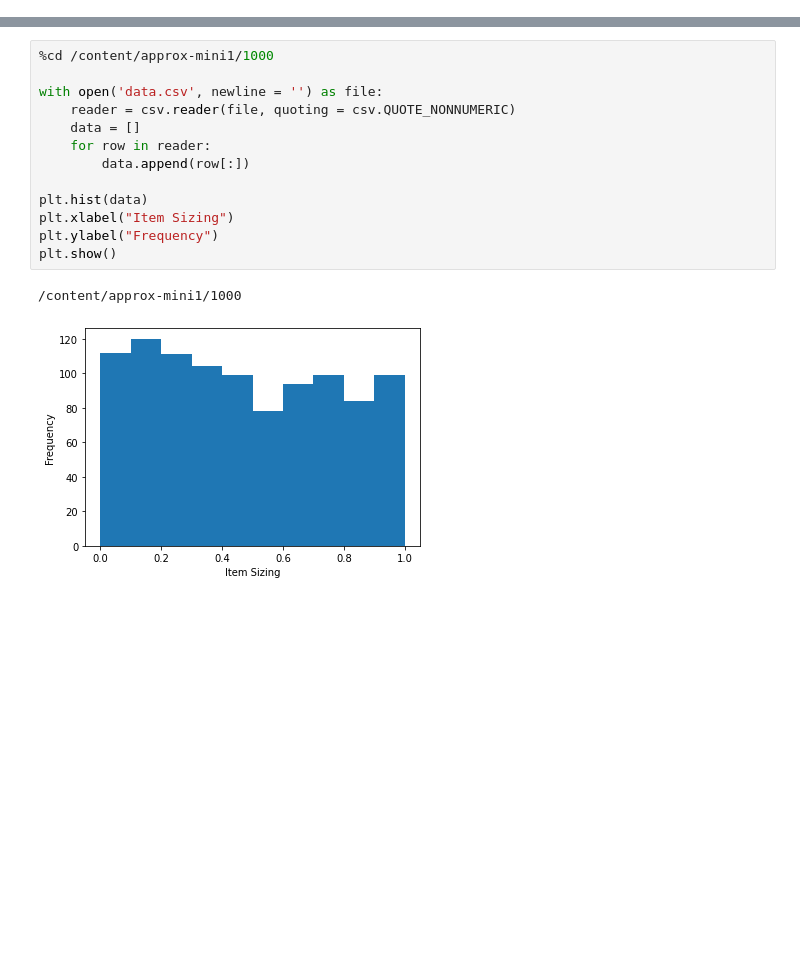
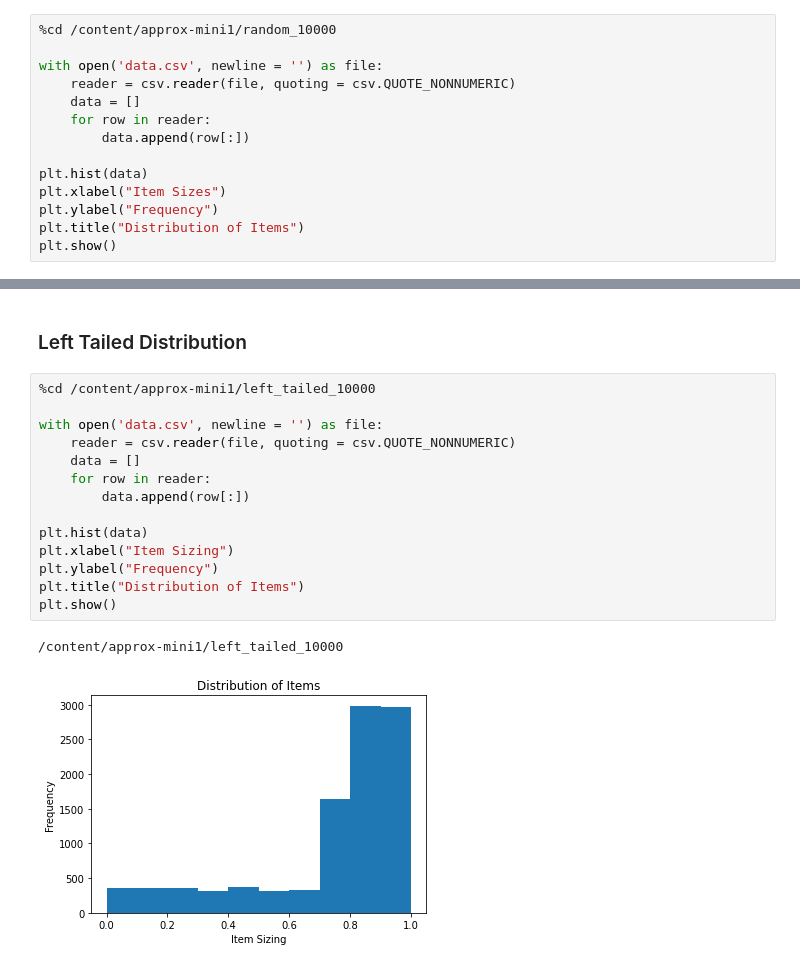
Before and after one commit to derexwangmang/approx-mini1, a Jupyter notebook: Approx_Mini_1.ipynb, the cells around one changed output, grey strips where cells are left out. Drawn from its saved outputs; the diff is of its cells as text; blank space fills up the shorter version.

Commit message:
Added tailed distributions, replaced prints with tables, modified analysis

```diff
--- a/Approx_Mini_1.ipynb
+++ b/Approx_Mini_1.ipynb
@@ -30,0 +45,14 @@ import matplotlib.pyplot as plt
+# %%
+%cd /content/approx-mini1/random_10000
+
+with open('data.csv', newline = '') as file:
+    reader = csv.reader(file, quoting = csv.QUOTE_NONNUMERIC)
+    data = []
+    for row in reader:
+        data.append(row[:])
+
+plt.hist(data)
+plt.xlabel("Item Sizes")
+plt.ylabel("Frequency")
+plt.title("Distribution of Items")
+plt.show()
@@ -31,19 +138,22 @@ import matplotlib.pyplot as plt
+# %% [markdown]
+### Left Tailed Distribution
 # %%
-%cd /content/approx-mini1/1000
+%cd /content/approx-mini1/left_tailed_10000
 
 with open('data.csv', newline = '') as file:
     reader = csv.reader(file, quoting = csv.QUOTE_NONNUMERIC)
     data = []
     for row in reader:
         data.append(row[:])
 
 plt.hist(data)
 plt.xlabel("Item Sizing")
 plt.ylabel("Frequency")
+plt.title("Distribution of Items")
 plt.show()
 # %% [output]
-/content/approx-mini1/1000
+/content/approx-mini1/left_tailed_10000
-[figure, old version]
+[figure, new version]
 # %%
 with open('best_fit.csv', newline = '') as file:
     reader = csv.reader(file, quoting = csv.QUOTE_NONNUMERIC)
```
Also changed, not shown: parts of 20 cells of this notebook.
